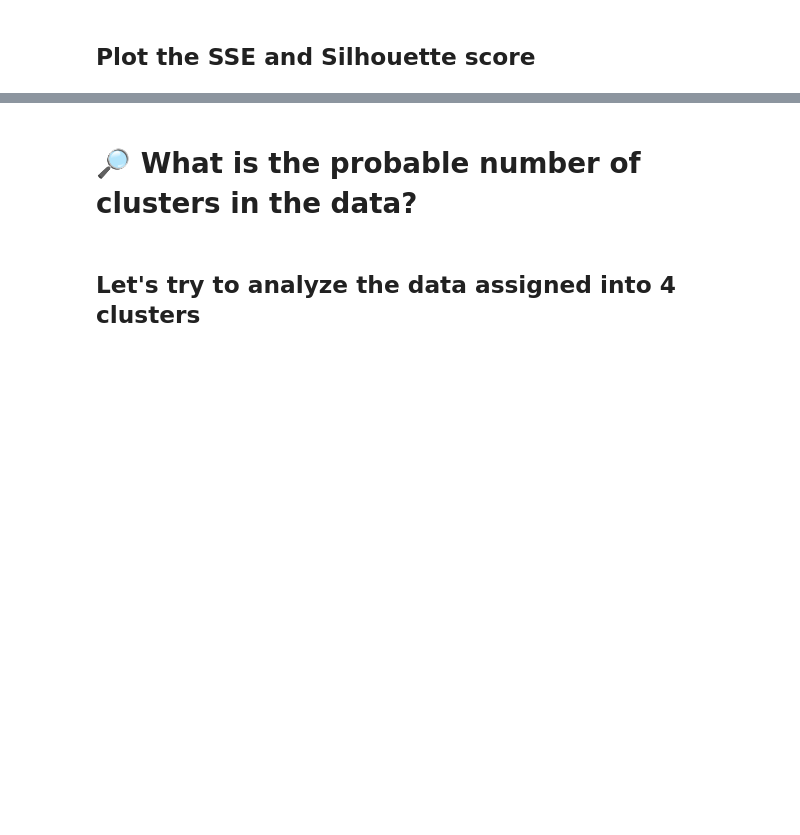
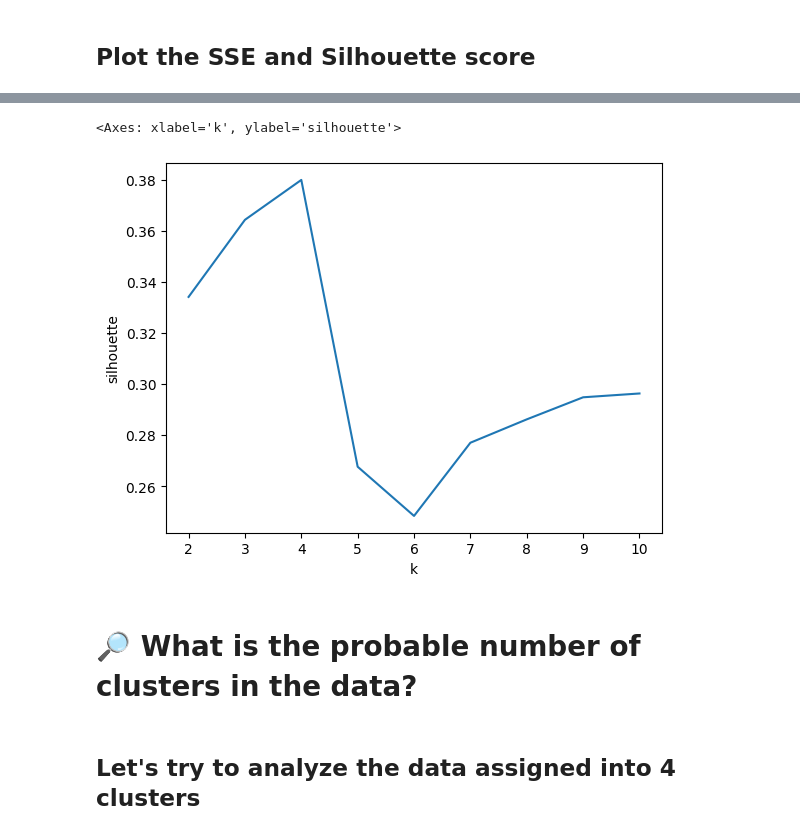
Before and after one commit to lubsar/EFREI-Introduction-to-Machine-Learning, a Jupyter notebook: iml_05.ipynb, the cells around one changed output, grey strips where cells are left out. Cells and saved outputs as stored; diff of their text form; code cells hidden in the pictures; blank space fills up the shorter version.

```diff
--- a/iml_05.ipynb
+++ b/iml_05.ipynb
@@ -240,3 +394,8 @@ There are two basic methods for evaluation of clusters quality:
+# %%
+sns.lineplot(data = df_clustering_scores, y='silhouette', x='k')
+# %% [output]
+<Axes: xlabel='k', ylabel='silhouette'>
+[figure, added]
 # %% [markdown]
 # 🔎 What is the probable number of clusters in the data?
 # %% [markdown]
```
Also changed, not shown: parts of 33 cells of this notebook, 1 other file.
